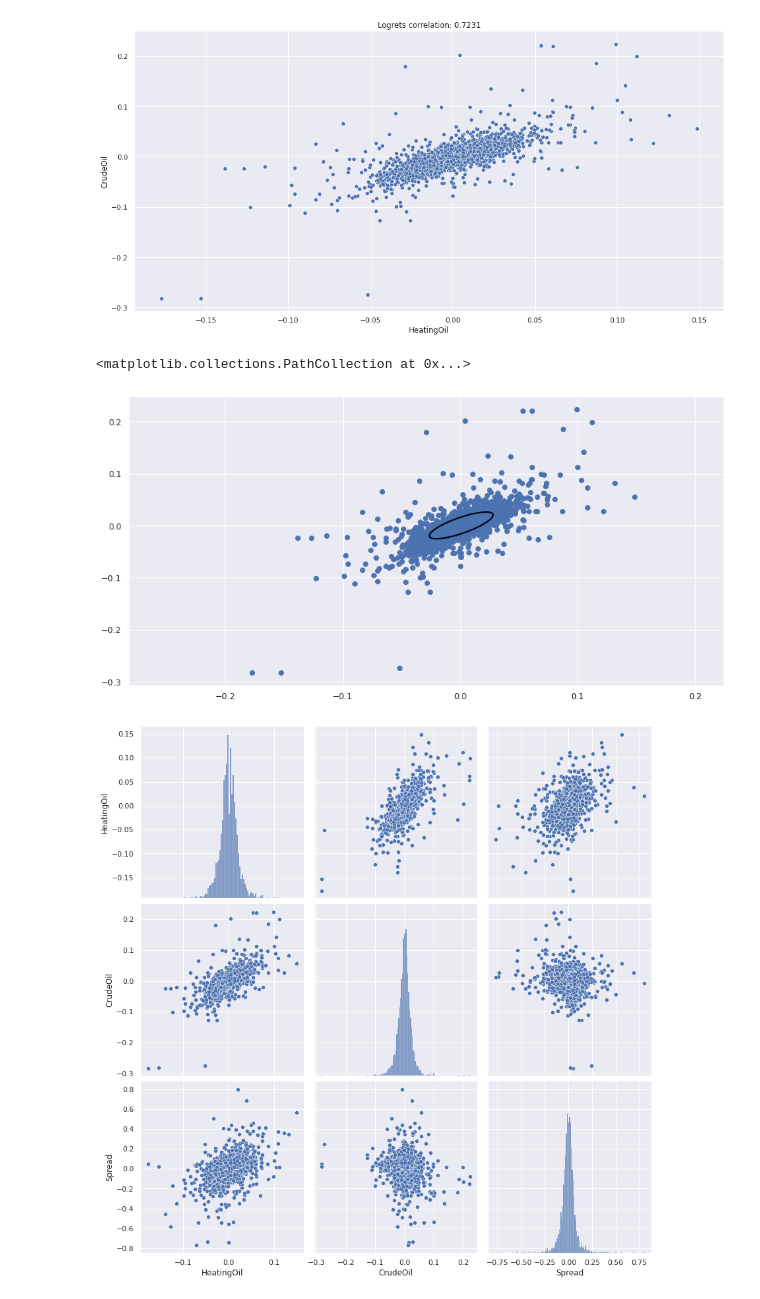
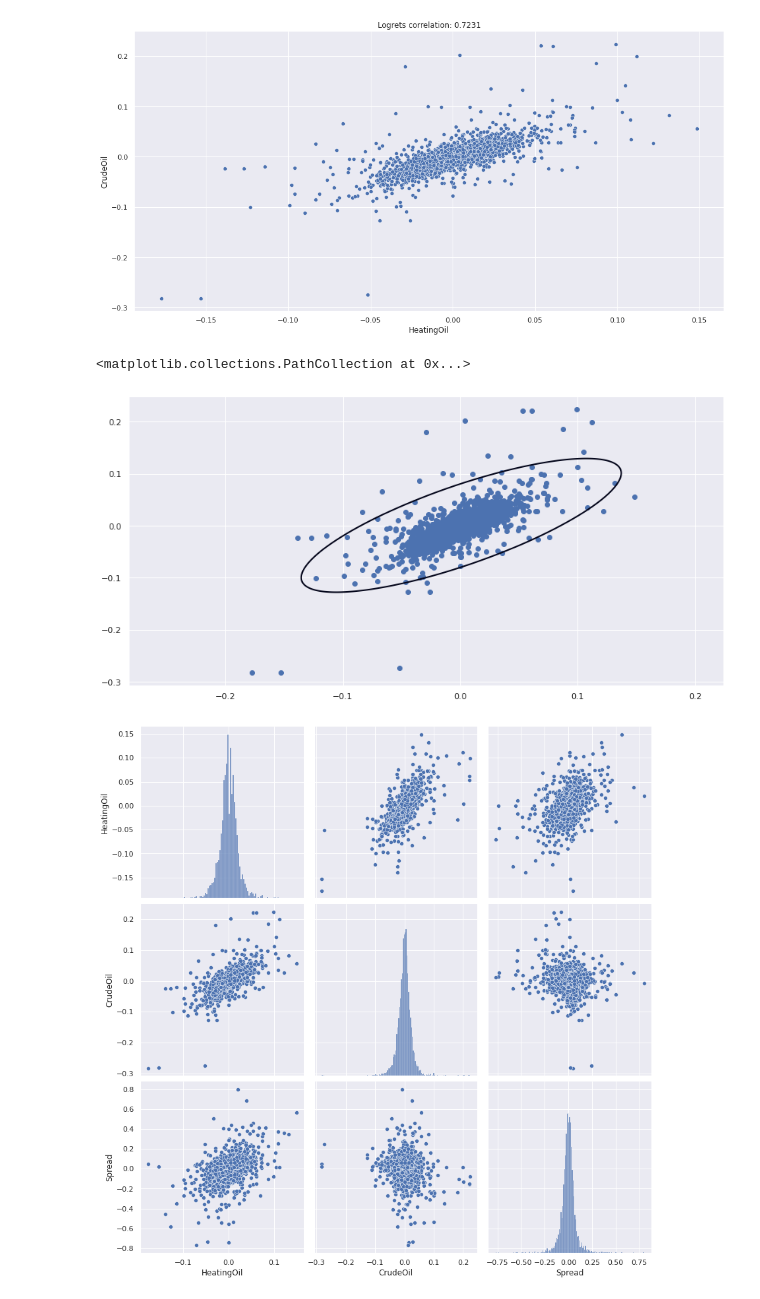
Before and after one commit to PiotMik/spread-options, a Jupyter notebook: Copulas.ipynb, the cells around one changed output. Saved outputs shown, nothing was run; the diff lists cells and outputs as text; code cells hidden in the pictures.

```diff
--- a/Copulas.ipynb
+++ b/Copulas.ipynb
@@ -63,18 +68,18 @@ _=plt.title(f"Logrets correlation: {corr:.4f}")
 # %% [output]
 [figure]
 # %%
-clf = EllipticEnvelope(contamination=0.25)
+clf = EllipticEnvelope(contamination=0.01)
 clf.fit(logrets_df.loc[:, ['CrudeOil', 'HeatingOil']].values)
 xx1, yy1 = np.meshgrid(np.linspace(logrets_df.CrudeOil.min(), logrets_df.CrudeOil.max(), 500),
                        np.linspace(logrets_df.HeatingOil.min(), logrets_df.HeatingOil.max(), 500))
 plt.figure(1)
 Z1 = clf.decision_function(np.c_[xx1.ravel(), yy1.ravel()])
 Z1 = Z1.reshape(xx1.shape)
 plt.contour(xx1, yy1, Z1, levels=[1], linewidths=2)
 plt.scatter(x = logrets_df.HeatingOil, y = logrets_df.CrudeOil)
 # %% [output]
 <matplotlib.collections.PathCollection at 0x...>
-[figure, old version]
+[figure, new version]
 # %%
 _ = sns.pairplot(logrets_df, height=4, aspect=1)
 # %% [output]
```
Also changed, not shown: parts of 6 cells of this notebook.
